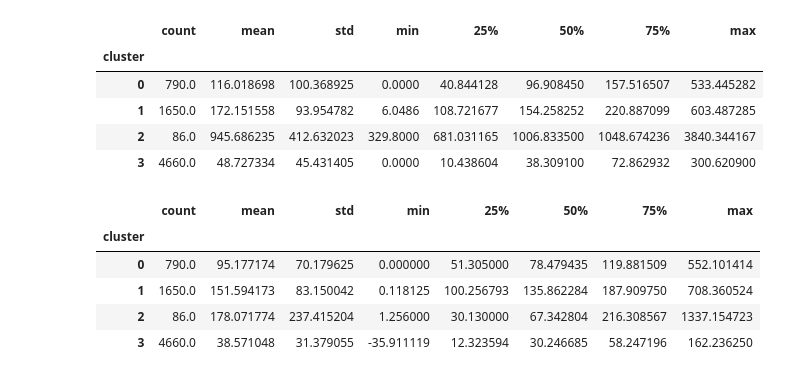
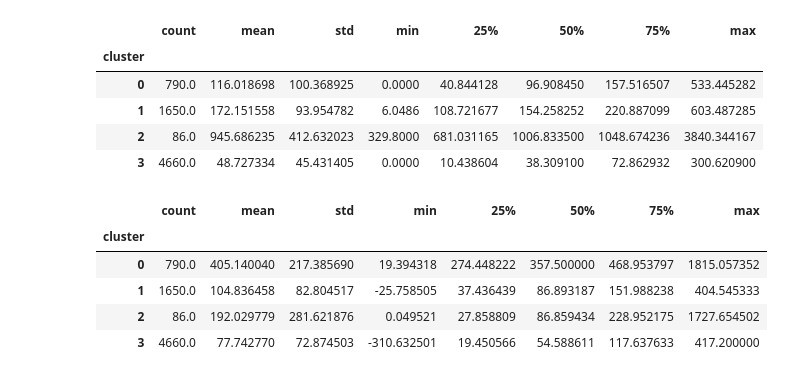
Before and after one commit to Shenia23/mangio, a Jupyter notebook: notebooks/Cluster_analysis.ipynb, the cells around one changed output. Saved outputs shown, nothing was run; the diff lists cells and outputs as text; code cells hidden in the pictures.

```diff
--- a/notebooks/Cluster_analysis.ipynb
+++ b/notebooks/Cluster_analysis.ipynb
@@ -152,11 +119,11 @@ macros.groupby('cluster')['grasa'].describe()
 | 2 | 86.0 | 945.686235 | 412.632023 | 329.8000 | 681.031165 | 1006.833500 | 1048.674236 | 3840.344167 |
 | 3 | 4660.0 | 48.727334 | 45.431405 | 0.0000 | 10.438604 | 38.309100 | 72.862932 | 300.620900 |
 # %%
-macros.groupby('cluster')['proteina'].describe()
+macros.groupby('cluster')['carbohidratos'].describe()
 # %% [output]
 |  | count | mean | std | min | 25% | 50% | 75% | max |
 | cluster |  |  |  |  |  |  |  |  |
-| 0 | 790.0 | 95.177174 | 70.179625 | 0.000000 | 51.305000 | 78.479435 | 119.881509 | 552.101414 |
-| 1 | 1650.0 | 151.594173 | 83.150042 | 0.118125 | 100.256793 | 135.862284 | 187.909750 | 708.360524 |
-| 2 | 86.0 | 178.071774 | 237.415204 | 1.256000 | 30.130000 | 67.342804 | 216.308567 | 1337.154723 |
-| 3 | 4660.0 | 38.571048 | 31.379055 | -35.911119 | 12.323594 | 30.246685 | 58.247196 | 162.236250 |
+| 0 | 790.0 | 405.140040 | 217.385690 | 19.394318 | 274.448222 | 357.500000 | 468.953797 | 1815.057352 |
+| 1 | 1650.0 | 104.836458 | 82.804517 | -25.758505 | 37.436439 | 86.893187 | 151.988238 | 404.545333 |
+| 2 | 86.0 | 192.029779 | 281.621876 | 0.049521 | 27.858809 | 86.859434 | 228.952175 | 1727.654502 |
+| 3 | 4660.0 | 77.742770 | 72.874503 | -310.632501 | 19.450566 | 54.588611 | 117.637633 | 417.200000 |
```
Also changed, not shown: parts of 6 cells of this notebook, 2 other files.
